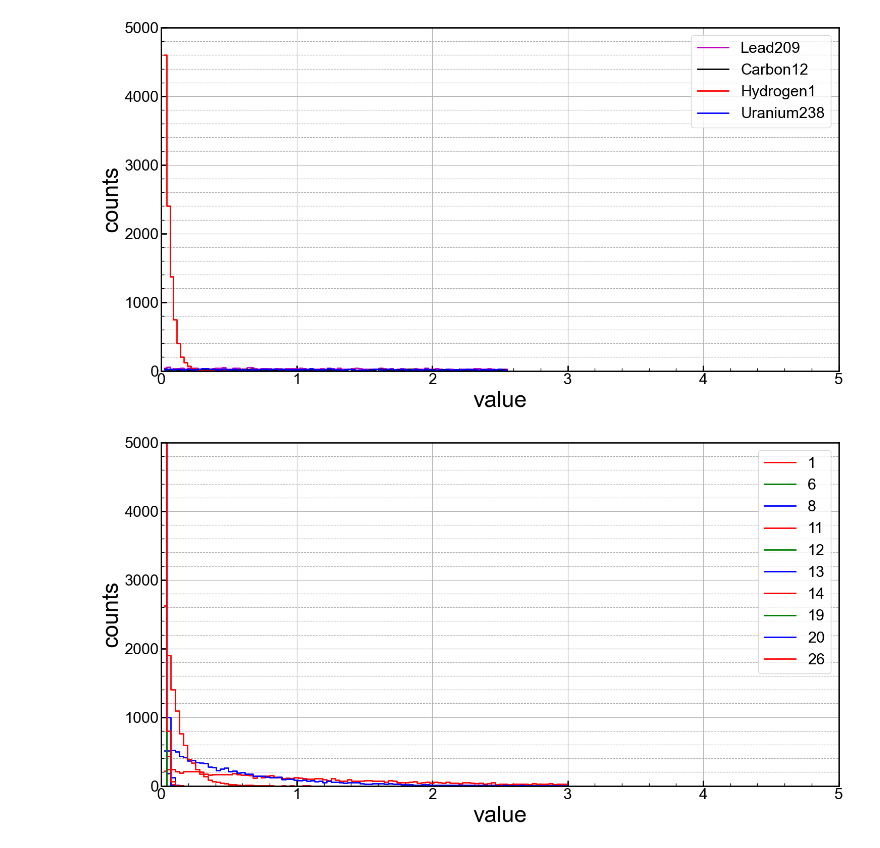
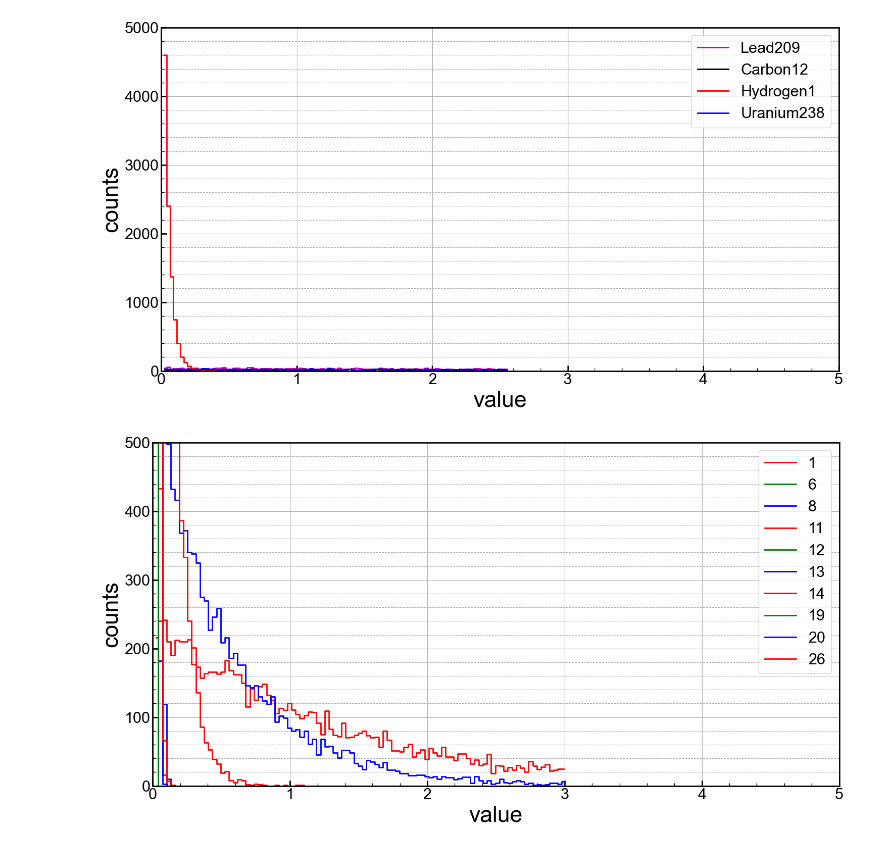
Before and after one commit to villano-lab/n-elec-simulation, a Jupyter notebook: playground/GSCopy2MacroscopicCrossSection.ipynb, the cells around one changed output. Drawn from its saved outputs; the diff is of its cells as text; code cells hidden in the pictures.

```diff
--- a/playground/GSCopy2MacroscopicCrossSection.ipynb
+++ b/playground/GSCopy2MacroscopicCrossSection.ipynb
@@ -246,32 +246,32 @@ ax1.step(xcqc,n11, where='mid',color='r', linestyle='-', \
             label='11', linewidth=2)
 ax1.step(xcqc,n12, where='mid',color='g', linestyle='-', \
             label='12', linewidth=2)
 ax1.step(xcqc,n13, where='mid',color='b', linestyle='-', \
             label='13', linewidth=2)
 ax1.step(xcqc,n14, where='mid',color='r', linestyle='-', \
             label='14', linewidth=2)
 ax1.step(xcqc,n19, where='mid',color='g', linestyle='-', \
             label='19', linewidth=2)
 ax1.step(xcqc,n20, where='mid',color='b', linestyle='-', \
             label='20', linewidth=2)
 ax1.step(xcqc,n26, where='mid',color='r', linestyle='-', \
             label='26', linewidth=2)
 ymin = 0
-ymax = 5000
+ymax = 500
 
 ax1.set_yscale('linear')
 ax1.set_xlim(0.0, 5)
 ax1.set_ylim(ymin,ymax)
 ax1.set_xlabel(r'value')
 ax1.set_ylabel('counts')
 ax1.grid(True)
 ax1.yaxis.grid(True,which='minor',linestyle='--')
 ax1.legend(loc=1,prop={'size':22})
 
 for axis in ['top','bottom','left','right']:
   ax1.spines[axis].set_linewidth(2)
 
 plt.tight_layout()
 plt.show()
 # %% [output]
-[figure, old version]
+[figure, new version]
```
Also changed, not shown: parts of 1 cell of this notebook.
